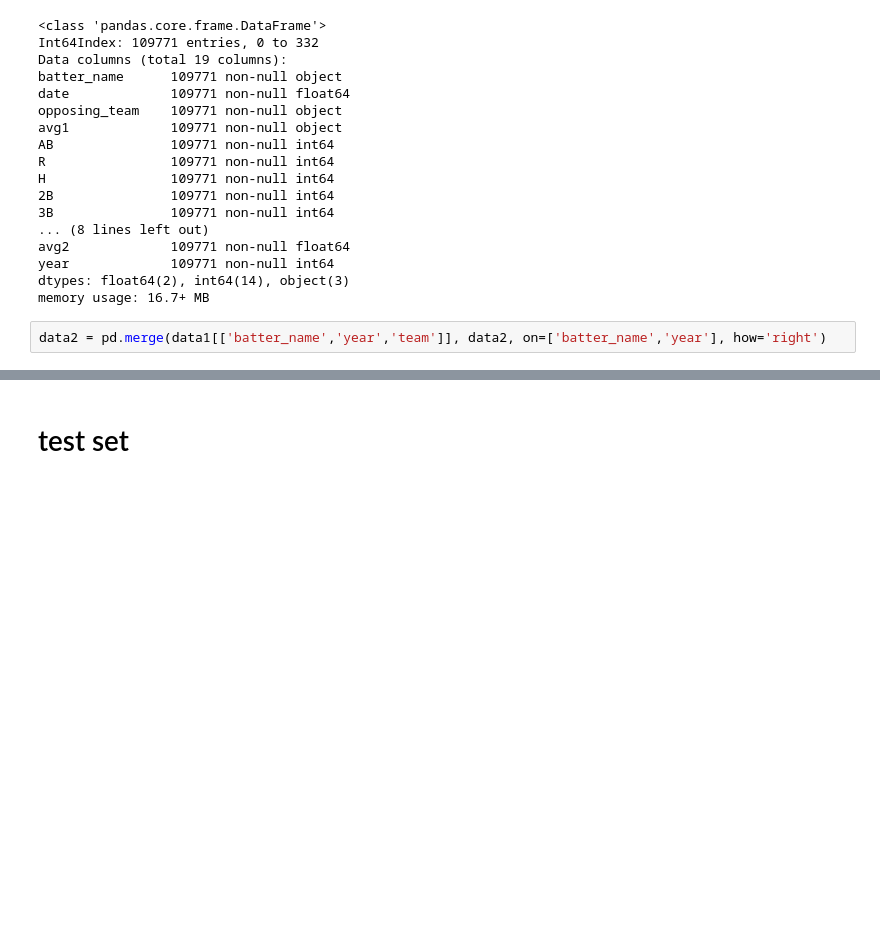
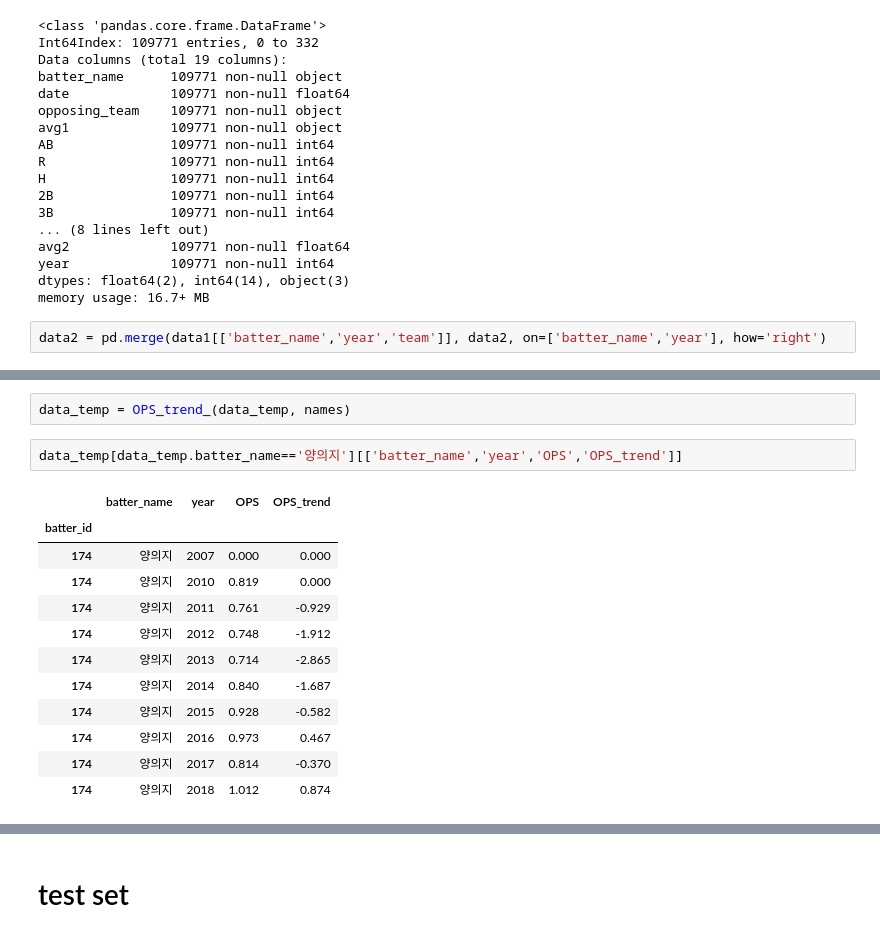
Before and after one commit to TooTouch/Dacon, a Jupyter notebook: ipynb/preprocessing.ipynb, the cells around one changed output, grey strips where cells are left out. Drawn from its saved outputs; the diff is of its cells as text; blank space fills up the shorter version.

```diff
--- a/ipynb/preprocessing.ipynb
+++ b/ipynb/preprocessing.ipynb
@@ -205,0 +208,17 @@ def preprocessing_data(data):
+# %%
+data_temp = OPS_trend_(data_temp, names)
+# %%
+data_temp[data_temp.batter_name=='양의지'][['batter_name','year','OPS','OPS_trend']]
+# %% [output]
+|  | batter_name | year | OPS | OPS_trend |
+| batter_id |  |  |  |  |
+| 174 | 양의지 | 2007 | 0.000 | 0.000 |
+| 174 | 양의지 | 2010 | 0.819 | 0.000 |
+| 174 | 양의지 | 2011 | 0.761 | -0.929 |
+| 174 | 양의지 | 2012 | 0.748 | -1.912 |
+| 174 | 양의지 | 2013 | 0.714 | -2.865 |
+| 174 | 양의지 | 2014 | 0.840 | -1.687 |
+| 174 | 양의지 | 2015 | 0.928 | -0.582 |
+| 174 | 양의지 | 2016 | 0.973 | 0.467 |
+| 174 | 양의지 | 2017 | 0.814 | -0.370 |
+| 174 | 양의지 | 2018 | 1.012 | 0.874 |
```
Also changed, not shown: parts of 48 cells of this notebook, 6 other files.
